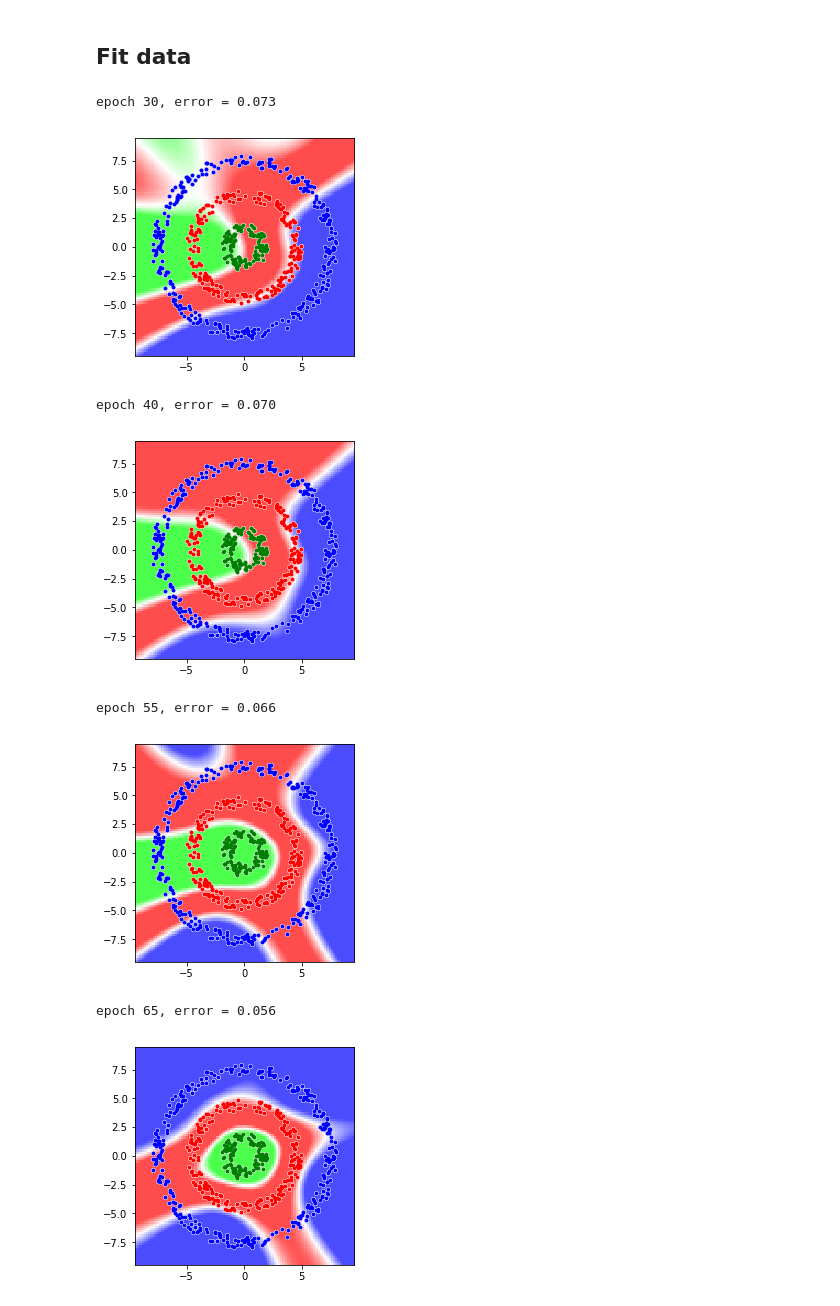
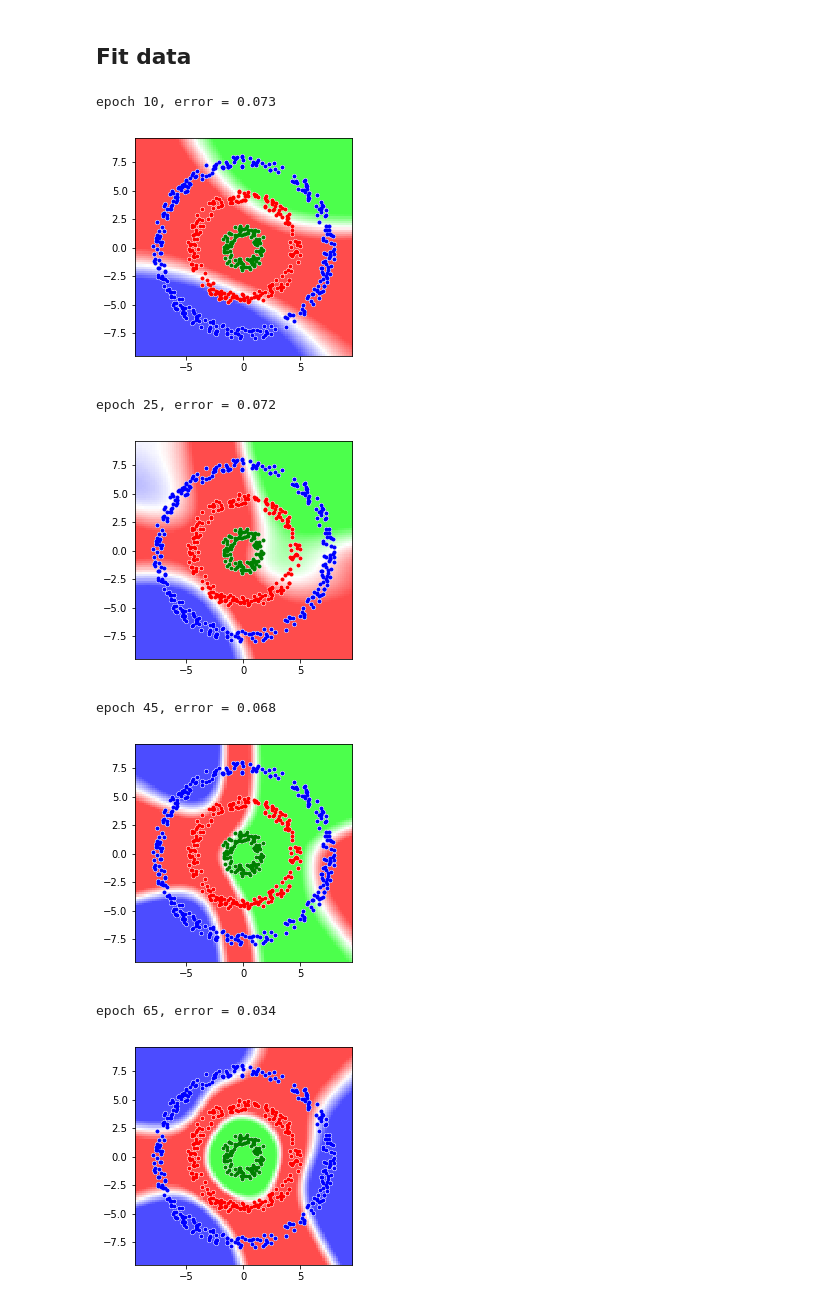
Before and after one commit to quentin-auge/simple-nn, a Jupyter notebook: three_donuts_mlp.ipynb, the cells around one changed output. Saved outputs shown, nothing was run; the diff lists cells and outputs as text; code cells hidden in the pictures.

Commit message:
changes images for better homogeneity in README

```diff
--- a/three_donuts_mlp.ipynb
+++ b/three_donuts_mlp.ipynb
@@ -115,24 +117,24 @@ def plot_predictions(x, y, model, zoom_out_ratio=1.1):
 # %%
 mlp = MLP(layers=[2, 10, 10, 10, 1])
 
 cum_epochs = 0
 
 imgs = []
 
-for epochs in [30, 10, 15, 10, 20]:
+for epochs in [10, 15, 20, 20, 15]:
 
     error = mlp.fit(x, y, epochs, batch_size=100, eta=3)
     cum_epochs += epochs
 
     print('epoch %i, error = %.3f' % (cum_epochs, error))
     plot_predictions(x, y, mlp, zoom_out_ratio=1.1)
     plt.show()
 # %% [output]
-epoch 30, error = 0.073
+epoch 10, error = 0.073
-[figure, old version]
+[figure, new version]
-epoch 40, error = 0.070
+epoch 25, error = 0.072
-[figure, old version]
+[figure, new version]
-epoch 55, error = 0.066
+epoch 45, error = 0.068
-[figure, old version]
+[figure, new version]
-epoch 65, error = 0.056
+epoch 65, error = 0.034
-[figure, old version]
+[figure, new version]
```
Also changed, not shown: parts of 3 cells of this notebook, 8 other files.
